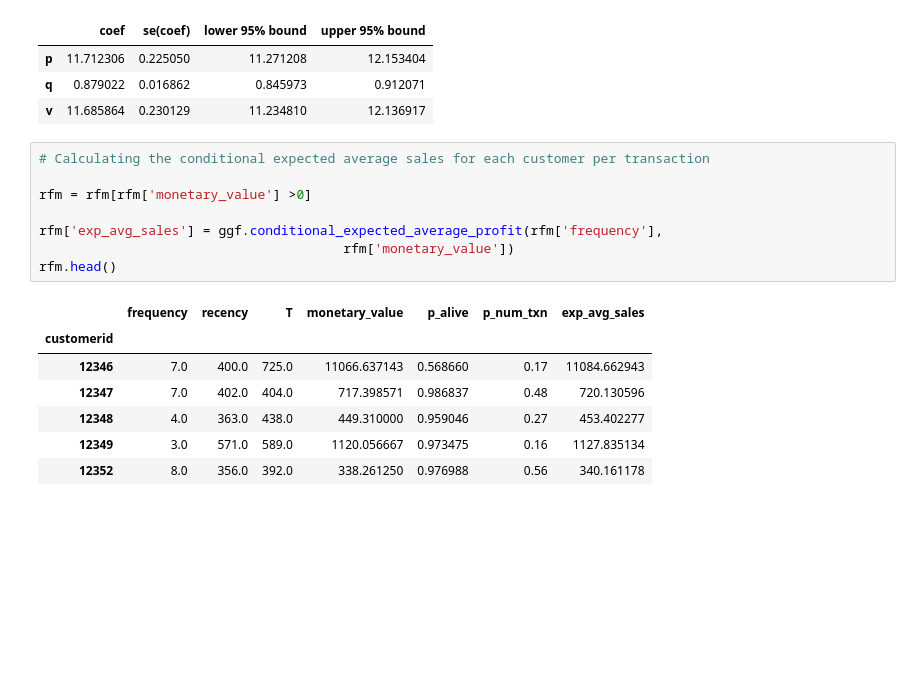
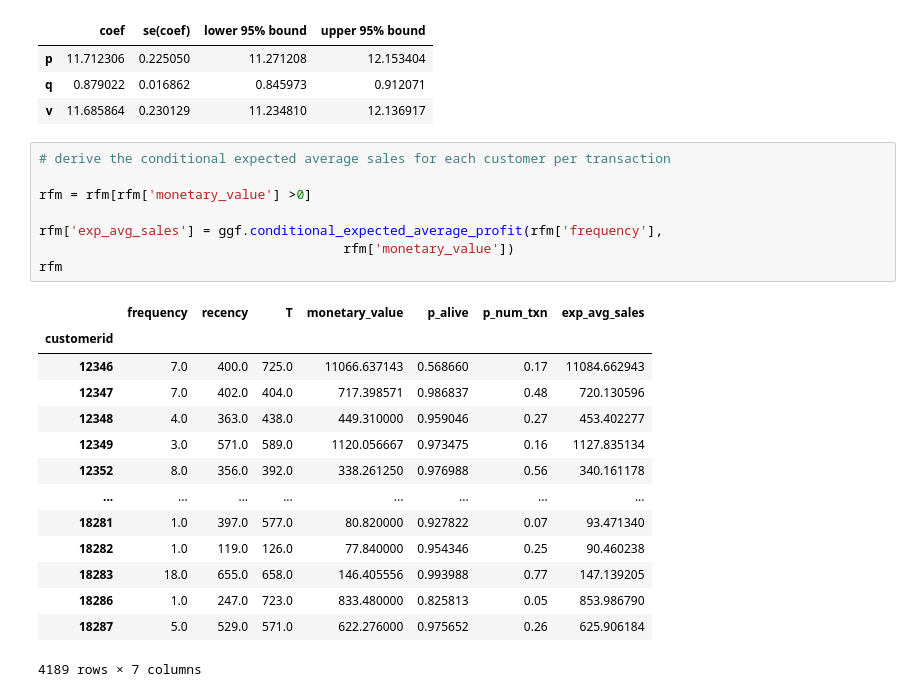
Before and after one commit to nicholaycaumeran/DS, a Jupyter notebook: CLVRetail.ipynb, the cells around one changed output. Cells and saved outputs as stored; diff of their text form; blank space fills up the shorter version.

```diff
--- a/CLVRetail.ipynb
+++ b/CLVRetail.ipynb
@@ -566,19 +516,26 @@ ggf.summary
 | q | 0.879022 | 0.016862 | 0.845973 | 0.912071 |
 | v | 11.685864 | 0.230129 | 11.234810 | 12.136917 |
 # %%
-# Calculating the conditional expected average sales for each customer per transaction
+# derive the conditional expected average sales for each customer per transaction
 
 rfm = rfm[rfm['monetary_value'] >0]
 
 rfm['exp_avg_sales'] = ggf.conditional_expected_average_profit(rfm['frequency'],
                                        rfm['monetary_value'])
-rfm.head()
+rfm
 # %% [output]
 |  | frequency | recency | T | monetary_value | p_alive | p_num_txn | exp_avg_sales |
 | customerid |  |  |  |  |  |  |  |
 | 12346 | 7.0 | 400.0 | 725.0 | 11066.637143 | 0.568660 | 0.17 | 11084.662943 |
 | 12347 | 7.0 | 402.0 | 404.0 | 717.398571 | 0.986837 | 0.48 | 720.130596 |
 | 12348 | 4.0 | 363.0 | 438.0 | 449.310000 | 0.959046 | 0.27 | 453.402277 |
 | 12349 | 3.0 | 571.0 | 589.0 | 1120.056667 | 0.973475 | 0.16 | 1127.835134 |
 | 12352 | 8.0 | 356.0 | 392.0 | 338.261250 | 0.976988 | 0.56 | 340.161178 |
+| ... | ... | ... | ... | ... | ... | ... | ... |
+| 18281 | 1.0 | 397.0 | 577.0 | 80.820000 | 0.927822 | 0.07 | 93.471340 |
+| 18282 | 1.0 | 119.0 | 126.0 | 77.840000 | 0.954346 | 0.25 | 90.460238 |
+| 18283 | 18.0 | 655.0 | 658.0 | 146.405556 | 0.993988 | 0.77 | 147.139205 |
+| 18286 | 1.0 | 247.0 | 723.0 | 833.480000 | 0.825813 | 0.05 | 853.986790 |
+| 18287 | 5.0 | 529.0 | 571.0 | 622.276000 | 0.975652 | 0.26 | 625.906184 |
+4189 rows × 7 columns
 # %%
```
Also changed, not shown: parts of 39 cells of this notebook.
